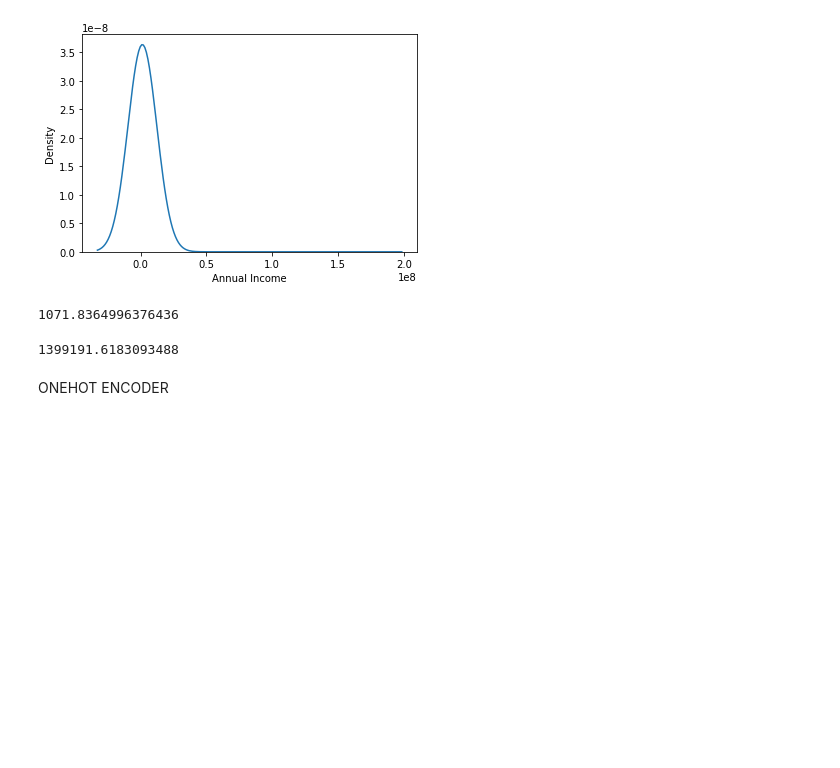
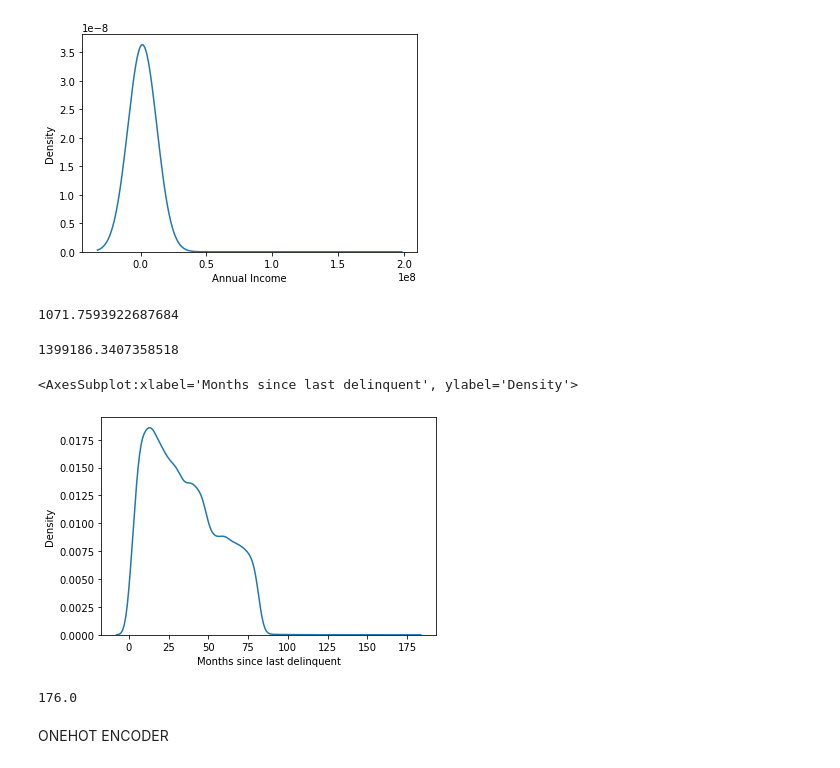
Before and after one commit to smartinternz02/SPSGP-552-Loan-Status-Prediction-using-Exploratory-Data-Analysis, a Jupyter notebook: LoanStatusPredictionInternship.ipynb, the cells around one changed output. Drawn from its saved outputs; the diff is of its cells as text; code cells hidden in the pictures; blank space fills up the shorter version.

```diff
--- a/Untitled.ipynb
+++ b/LoanStatusPredictionInternship.ipynb
@@ -138,3 +138,6 @@ nan2 = data[data['Years in current job'].isnull()].index.tolist()
 len(nan2)
 # %% [output]
 4222
+# %%
+nan3 = data[data['Maximum Open Credit'].isnull()].index.tolist()
+len(nan3)
@@ -141,3 +146,5 @@ len(nan2)
+# %%
+data.drop(labels= nan3 , axis= 0 , inplace= True)
 # %%
 data.drop(labels= nan2 , axis= 0 , inplace= True)
 # %%
@@ -153,15 +160,26 @@ sns.kdeplot(data['Annual Income'] , bw = 10)
 # %%
 data['Credit Score'].mean()
 # %% [output]
-1071.8364996376436
+1071.7593922687684
 # %%
 data['Annual Income'].mean()
 # %% [output]
-1399191.6183093488
+1399186.3407358518
 # %%
 data['Credit Score'] = data['Credit Score'].fillna(data['Credit Score'].mean())
 # %%
 data['Annual Income'] = data['Annual Income'].fillna(data['Annual Income'].mean())
+# %%
+sns.kdeplot(data['Months since last delinquent'] )
+# %% [output]
+<AxesSubplot:xlabel='Months since last delinquent', ylabel='Density'>
+[figure, added]
+# %%
+# data.loc[data['Months since last delinquent'].isnull(),'Months since last delinquent'] = 240
+# data['Months since last delinquent'] = data['Months since last delinquent'] - 240
+data['Months since last delinquent'].max()
+# %% [output]
+176.0
 # %% [markdown]
 ONEHOT ENCODER
 # %%
```
Also changed, not shown: parts of 3 cells of this notebook, 2 other files.
